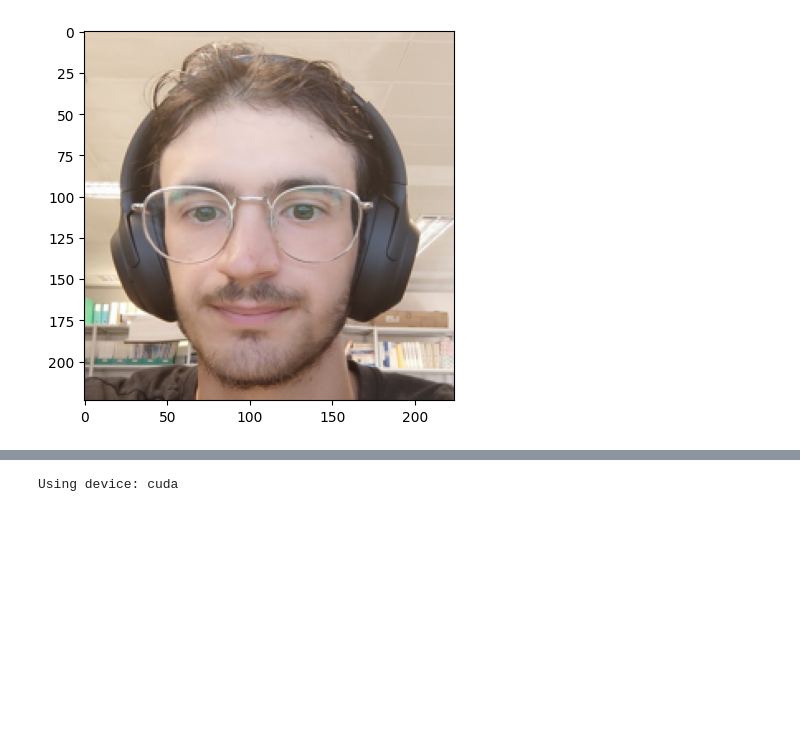
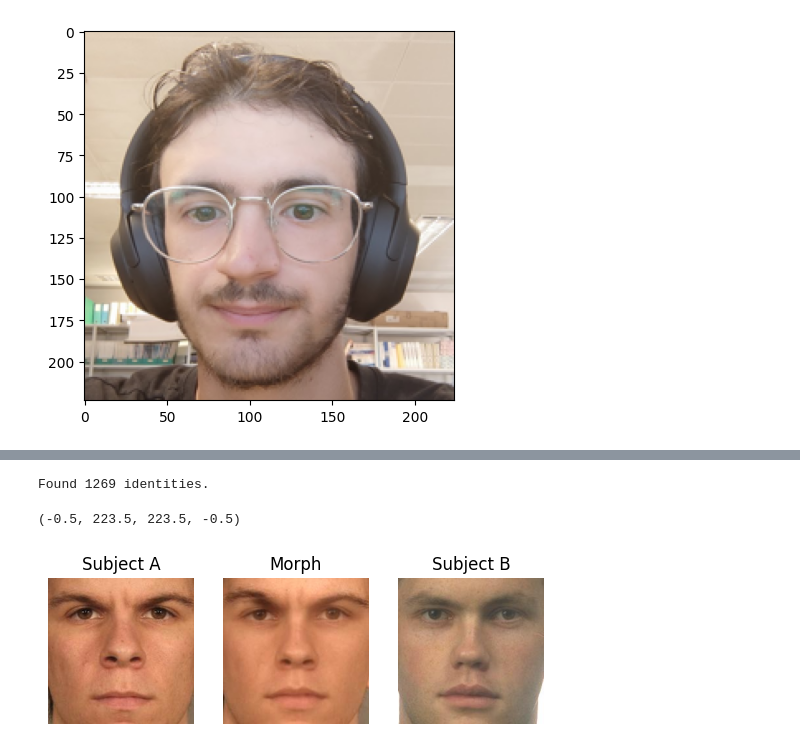
Before and after one commit to maikuvit/DMAD-DDPM, a Jupyter notebook: Autoencoder_diffusion/diffusion_train.ipynb, the cells around one changed output, grey strips where cells are left out. Cells and saved outputs as stored; diff of their text form; code cells hidden in the pictures; blank space fills up the shorter version.

```diff
--- a/Autoencoder_diffusion/diffusion_train.ipynb
+++ b/Autoencoder_diffusion/diffusion_train.ipynb
@@ -38,11 +46,18 @@ BATCH_SIZE = conf['diffusion']['batch_size']
 EPOCHS = conf['diffusion']['epochs']
 URL = conf['diffusion']['webhook']
 OUTPUT_PATH = conf['diffusion']['output_path']
-DATASET_PATH = conf['diffusion']['dataset_path']
+BONAFIDE_PATH = conf['diffusion']['bonafide_path']
+MORPHS_PATH = conf['diffusion']['morphs_path']
 AUTOENCODER_PATH = conf['diffusion']['model_input']
 STEPS = conf['diffusion']['forward_steps']
 STARTING_CHECKPOINT = conf['diffusion']['starting_checkpoint']
 LEARNING_RATE = conf['diffusion']['learning_rate']
+NOISE_COEFFICIENT = conf['diffusion']['noise_coefficient']
+
+DOWN_BLOCKS = conf['diffusion']['unet']['down_block']
+MIDDLE_BLOCKS = conf['diffusion']['unet']['middle_block']
+UP_BLOCKS = conf['diffusion']['unet']['up_block']
+DOWN_SAMPLE = conf['diffusion']['unet']['down_sample']
 
 device = torch.device("cuda" if torch.cuda.is_available() else "cpu")
 print(f"using device: {device}")
@@ -185 +244,20 @@ print('Using device:', device)
+# %%
+dataset = FacesDataset(BONAFIDE_PATH, MORPHS_PATH)
+
+test = dataset[1]
+
+fig,axs = plt.subplots(1,3) ;
+axs[0].imshow(test[0].detach().cpu().permute(1,2,0))
+axs[0].set_title("Subject A")
+axs[0].axis("off")
+axs[1].imshow(test[1].detach().cpu().permute(1,2,0))
+axs[1].set_title("Morph")
+axs[1].axis("off")
+axs[2].imshow(test[2].detach().cpu().permute(1,2,0))
+axs[2].set_title("Subject B")
+axs[2].axis("off")
+# %% [output]
+Found 1269 identities.
+(-0.5, 223.5, 223.5, -0.5)
+[figure, added]
 # %%
@@ -275,40 +372,0 @@ ssim = StructuralSimilarityIndexMeasure(data_range=1).to(device)
-# %%
-
-
-
-
-
-def loss_A(target_latent, noise_pred):
-    return nn.MSELoss()(target_latent, noise_pred)
-
-def loss_B(im_target, img_pred):
-    # to edit
-    return 0.3 * nn.MSELoss()(im_target, img_pred) + 0.7 * (1 - ssim(im_target, img_pred))
-
-def train(model : demorpher, train_data, test_data):
-
-    # Create the early stopper
-     #handmade move
-
-    # Create the dataset ...
-
-
-
-    model.train()
-    model.freeze_encoder()
-
-    # Create output directories
-
-
-
-
-    # Run training
-
-
-
-
-
-
-    print('Done Training ...')
-# %% [output]
-Using device: cuda
```
Also changed, not shown: parts of 14 cells of this notebook, 3 other files.
